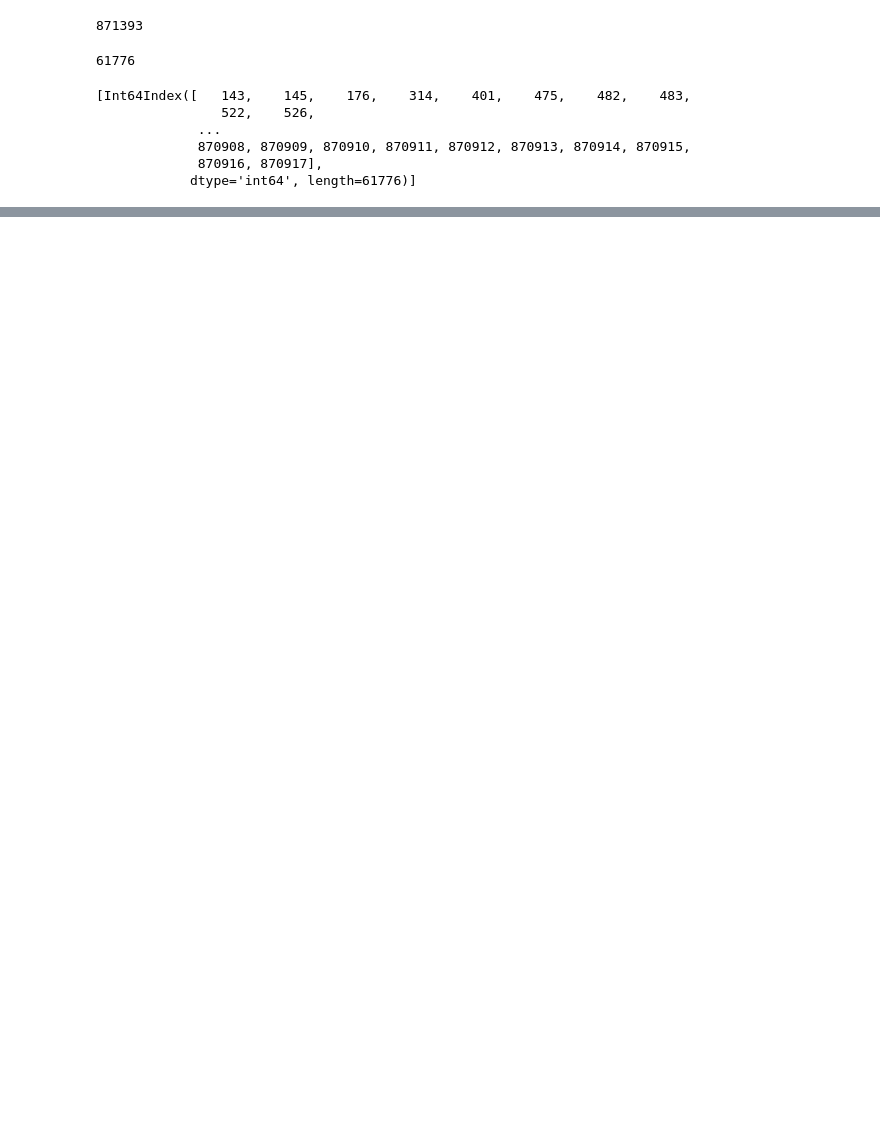
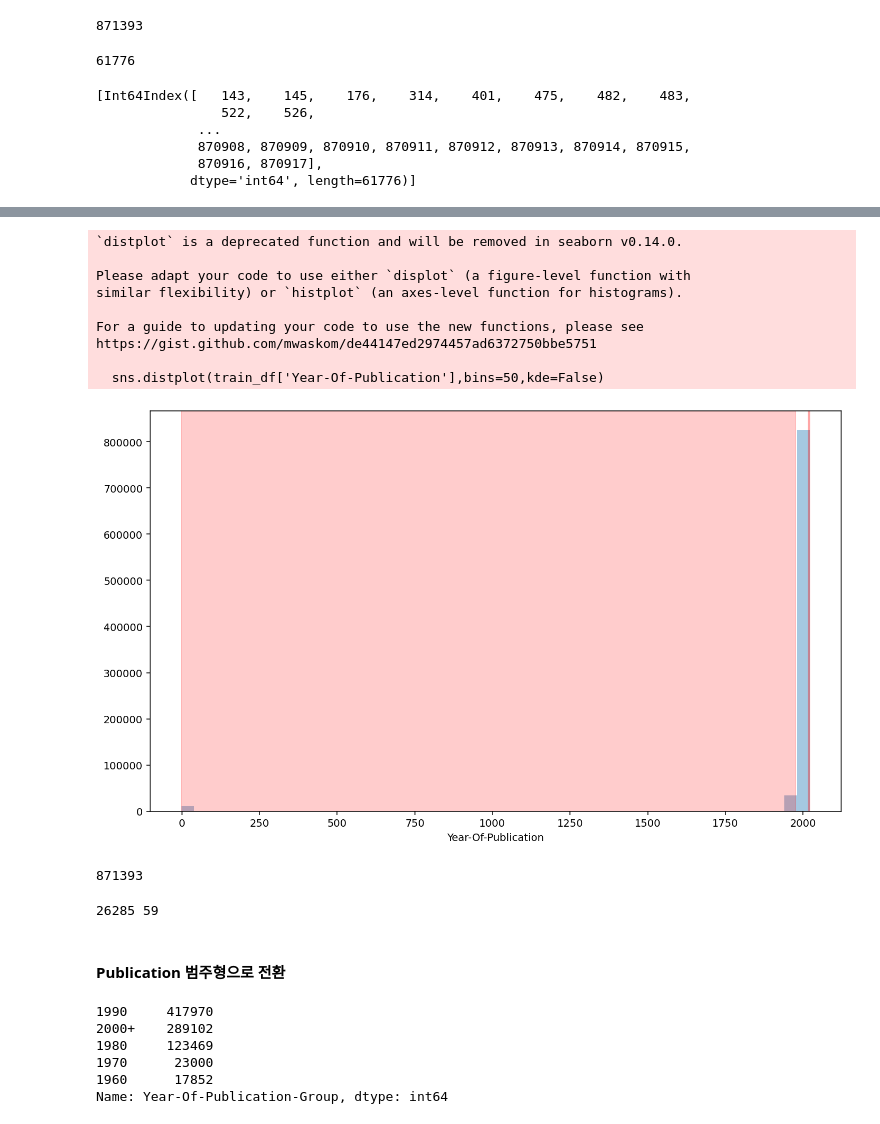
Before and after one commit to WEIT-ET/FinalProject, a Jupyter notebook: Sample-leegyuhee.ipynb, the cells around one changed output, grey strips where cells are left out. Drawn from its saved outputs; the diff is of its cells as text; code cells hidden in the pictures; blank space fills up the shorter version.

```diff
--- a/Sample-leegyuhee.ipynb
+++ b/Sample-leegyuhee.ipynb
@@ -516,5 +477,3 @@ outlier_index
              870908, 870909, 870910, 870911, 870912, 870913, 870914, 870915,
              870916, 870917],
             dtype='int64', length=61776)]
-# %%
-train_df.iloc[outlier_index,4]=int(train_df['Age'].mean())
@@ -525,0 +480,3 @@ train_df.iloc[143,4]
+# %%
+# 100세 이상인 Age값을 100으로 변환
+train_df.loc[train_df['Age']>100,'Age'] = 100
@@ -525,0 +485,4 @@ train_df.iloc[143,4]
+# %%
+bins=[-1,5,12,18,29,49,64,float('inf')]
+labels=['0-5','6-12','13-18','19-29','30-49','50-64','65+']
+train_df['Age-Group']=pd.cut(train_df['Age'],bins=bins,labels=labels)
@@ -525,0 +524,31 @@ train_df.iloc[143,4]
+# %%
+# Year-Of-Publication 1976이하인 경우 1976으로 변환, 2016이상인 경우 2016으로 변환
+import seaborn as sns
+
+plt.figure(figsize=(12,7))
+sns.distplot(train_df['Year-Of-Publication'],bins=50,kde=False)
+plt.axvspan(xmin=lower,xmax=train_df['Year-Of-Publication'].min(),alpha=0.2, color='red')
+plt.axvspan(xmin=upper,xmax=train_df['Year-Of-Publication'].max(),alpha=0.2, color='red')
+plt.show();
+# %% [output]
+`distplot` is a deprecated function and will be removed in seaborn v0.14.0.
+
+Please adapt your code to use either `displot` (a figure-level function with
+similar flexibility) or `histplot` (an axes-level function for histograms).
+
+For a guide to updating your code to use the new functions, please see
+https://gist.github.com/mwaskom/de44147ed2974457ad6372750bbe5751
+
+  sns.distplot(train_df['Year-Of-Publication'],bins=50,kde=False)
+[figure, added]
+# %%
+no_outlier_Pub= train_df[(train_df['Year-Of-Publication']>lower)|(train_df['Year-Of-Publication']<upper)]
+len(no_outlier_Pub)
+# %% [output]
+871393
+# %%
+outlier_Pub_lower = train_df[(train_df['Year-Of-Publication']<lower)]
+outlier_Pub_upper = train_df[(train_df['Year-Of-Publication']>upper)]
+print(len(outlier_Pub_lower), len(outlier_Pub_upper))
+# %% [output]
+26285 59
@@ -525,0 +558,2 @@ train_df.iloc[143,4]
+# %% [markdown]
+#### Publication 범주형으로 전환
@@ -525,0 +564,9 @@ train_df.iloc[143,4]
+# %%
+train_df['Year-Of-Publication-Group'].value_counts()
+# %% [output]
+1990     417970
+2000+    289102
+1980     123469
+1970      23000
+1960      17852
+Name: Year-Of-Publication-Group, dtype: int64
```
Also changed, not shown: parts of 50 cells of this notebook.
